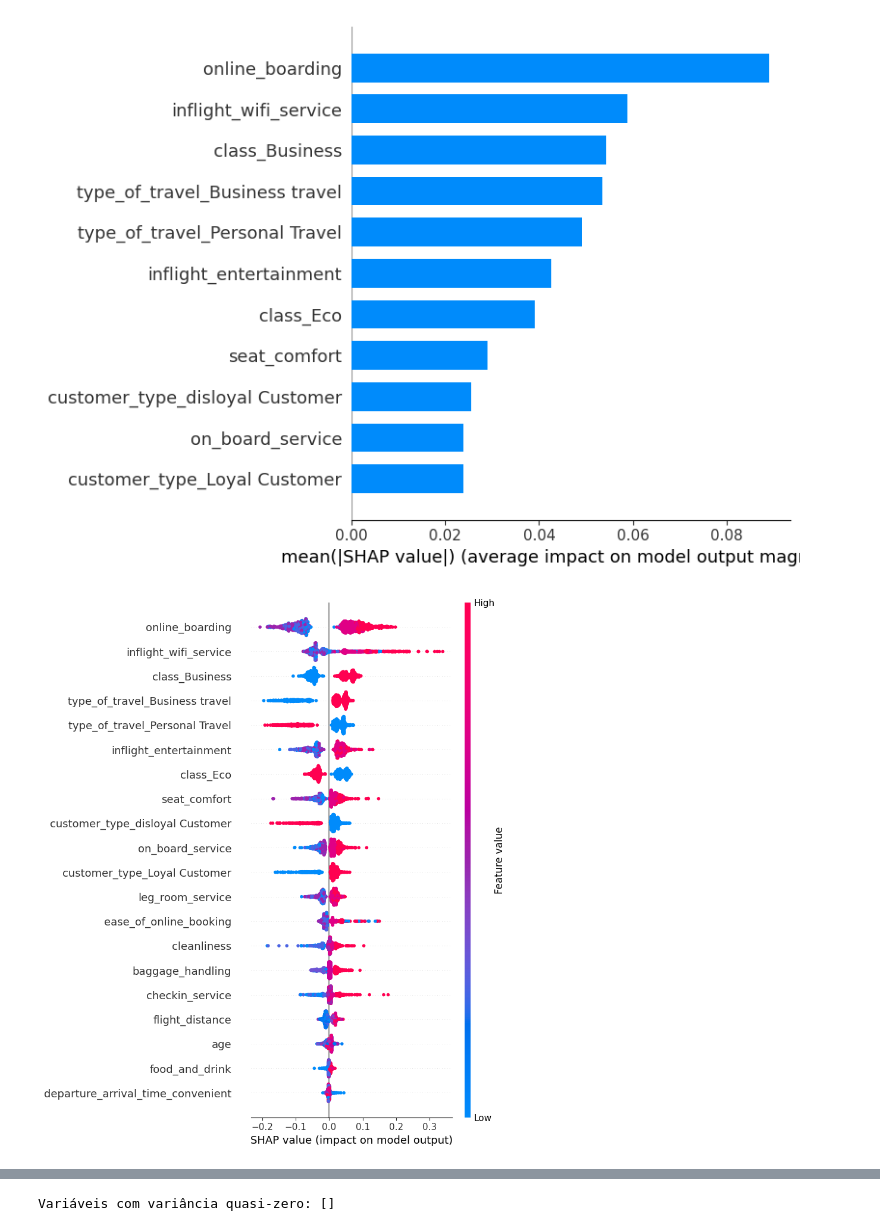
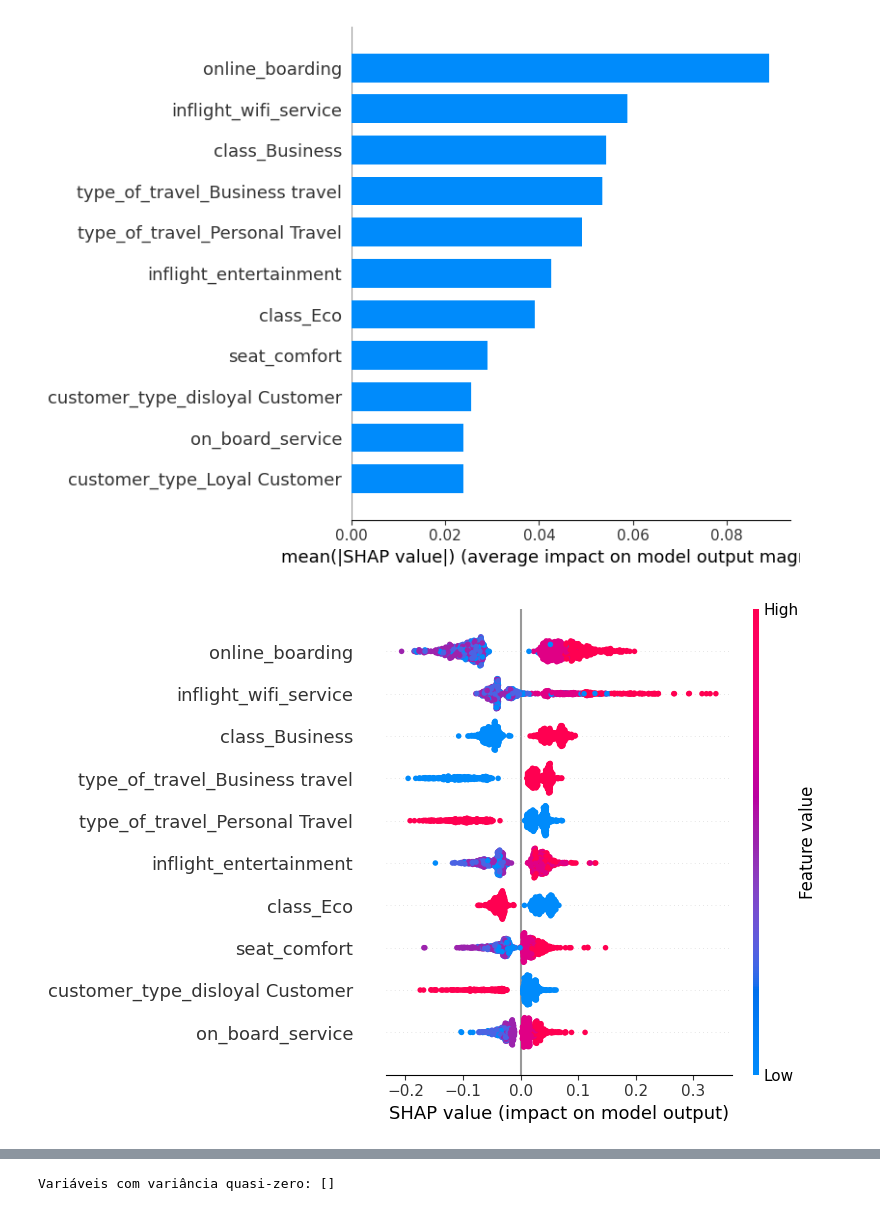
Before and after one commit to Data-Projects1/airline_satisfaction, a Jupyter notebook: notebooks/03.analise_satisf-feature_selection.ipynb, the cells around one changed output, grey strips where cells are left out. Drawn from its saved outputs; the diff is of its cells as text; code cells hidden in the pictures.

```diff
--- a/notebooks/03.analise_satisf-feature_selection.ipynb
+++ b/notebooks/03.analise_satisf-feature_selection.ipynb
@@ -1241,7 +1432,7 @@ sns.heatmap(d, annot=True)
 # %%
 # SHAP (SHapley Additive exPlanations) é uma técnica de explicação de modelos de aprendizado de máquina que atribui a cada recurso a importância de sua contribuição para a previsão do modelo.
 # Separar as variáveis explicativas (X) e a variável resposta (y)
-df_shap = df2.copy()
+df_shap = df4.copy()
 X = df_shap.drop(columns=['satisfaction'])
 y = df_shap['satisfaction']
 
@@ -1392,11 +1583,11 @@ shap.summary_plot(
 # %%
 shap.summary_plot(
     shap_satisfaction,
     X_shap,
-    max_display=20
+    max_display=10
 )
 # %% [output]
-[figure, old version]
+[figure, new version]
 # %%
 # Analisar a relação entre a variável 'online_boarding' e os valores SHAP para a classe de passageiros satisfeitos
 shap.dependence_plot(
```
Also changed, not shown: parts of 41 cells of this notebook.
